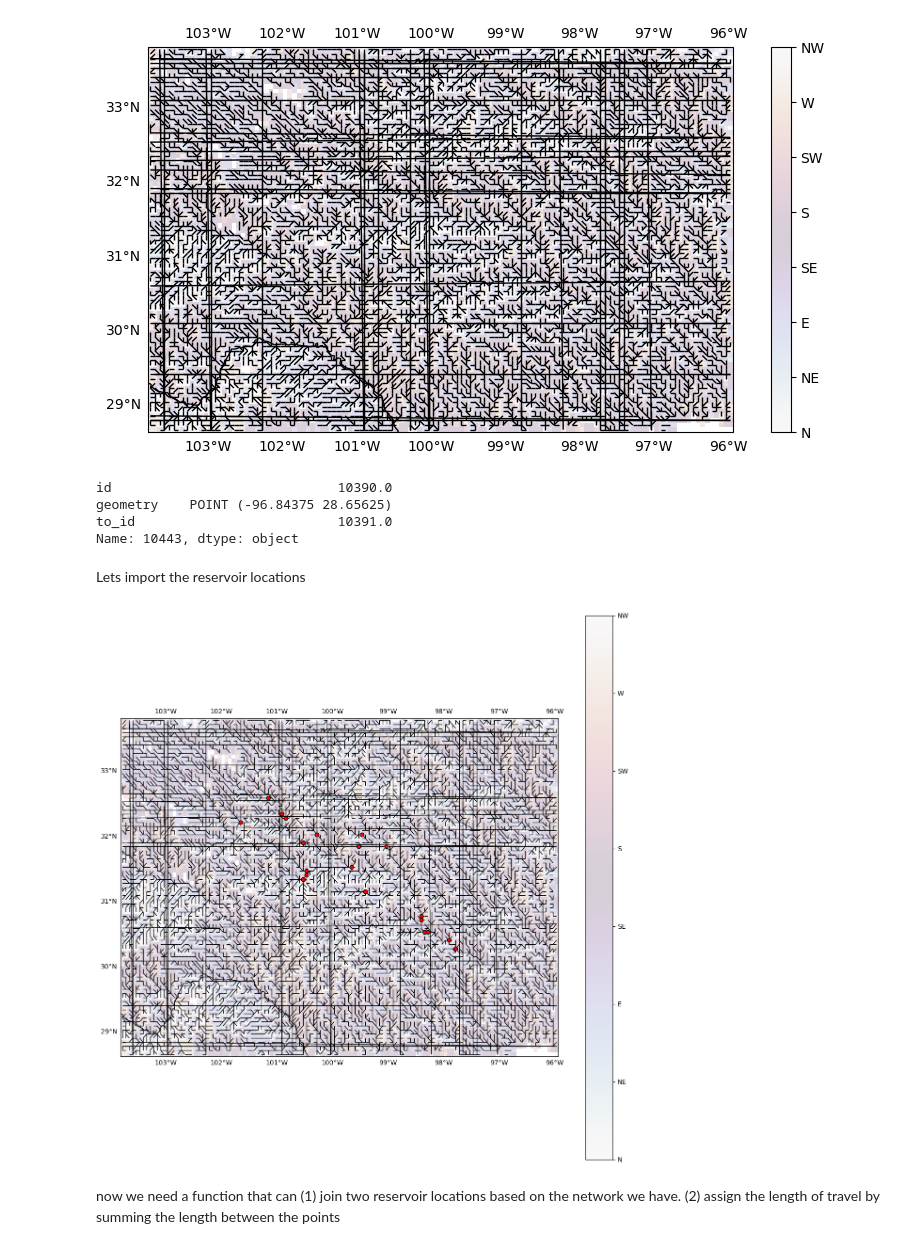
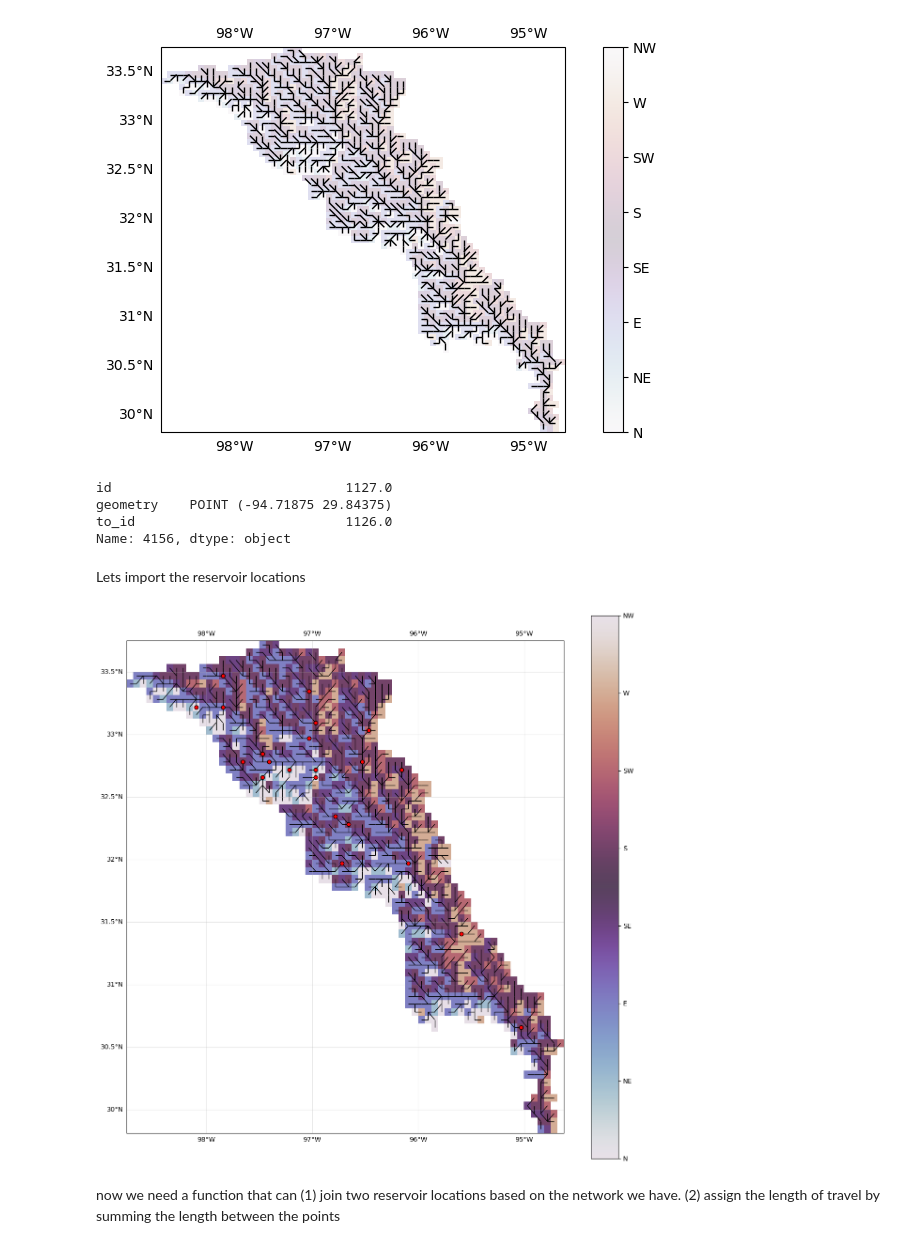
Before and after one commit to pritamd47/ReservoirNetwork, a Jupyter notebook: notebooks/Network-Generation.ipynb, the cells around one changed output. Cells and saved outputs as stored; diff of their text form; code cells hidden in the pictures.

```diff
--- a/notebooks/Network-Generation.ipynb
+++ b/notebooks/Network-Generation.ipynb
@@ -15,7 +15,7 @@ from collections import OrderedDict
 from shapely.geometry import Point
 # %%
 PLOTTING_PROJ = ccrs.PlateCarree()
-with open('../data/proj.str', 'r') as proj_src:
+with open('data/proj.str', 'r') as proj_src:
     DIST_PROJ = proj_src.readline()
 
 def geoax(figsize=(10, 5), **kwargs):
@@ -25,5 +25,8 @@ def geoax(figsize=(10, 5), **kwargs):
     return f, ax
 # %%
 # read in the flow direction file
-fdr = rio.open("../data/flow_direction.tif")
+fdr = rio.open("data/watershed_fdr/watershed_fdr.tif")
 band = fdr.read(1, masked=True)
+
+# additional masking, when required
+band = np.ma.masked_where(band == 0, band)
@@ -39,3 +32,0 @@ band = fdr.read(1, masked=True)
-# %%
-band.mask[band.data == 0] = True
-band.mask
@@ -229,18 +212,18 @@ gl.right_labels = False
 cbar = f.colorbar(im, ticks=[1, 2, 3, 4, 5, 6, 7, 8])
 cbar.ax.set_yticklabels(["N", "NE", "E", "SE", "S", "SW", "W", "NW"]);
 # %% [output]
-[figure, old version]
+[figure, new version]
 # %%
 root
 # %% [output]
-id                             10390.0
-geometry    POINT (-96.84375 28.65625)
-to_id                          10391.0
-Name: 10443, dtype: object
+id                              1127.0
+geometry    POINT (-94.71875 29.84375)
+to_id                           1126.0
+Name: 4156, dtype: object
 # %% [markdown]
 Lets import the reservoir locations
 # %%
-reservoirs_fn = "../data/selected_reservoirs/selected_reservoirs.gpkg"
+reservoirs_fn = "data/selected_reservoirs/selected_reservoirs.shp"
 reservoirs = gpd.read_file(reservoirs_fn)
 reservoirs
 reservoirs_to_join = reservoirs[['DAM_NAME', 'LONG', 'LAT', 'geometry']].rename({
@@ -256,35 +239,35 @@ grid_pts_joined_stns.loc[grid_pts_joined_stns['dist [m]'] != grid_pts_joined_stn
 
 grid_pts_joined_stns
 
 # plot on top of previous plot
 f, ax = geoax(figsize=(15, 15))
-im = ax.imshow(band_vicfmt, extent=plotting_extent(fdr), cmap='twilight', alpha=0.2)
+im = ax.imshow(band_vicfmt, extent=plotting_extent(fdr), cmap='twilight', alpha=0.8)
 
 # save the root index
 root = None
 # Arrows
 for i, row in grid_pts.iterrows():
     from_loc = row['geometry']
     try:
         to_loc = grid_pts.loc[grid_pts['id'] == row['to_id']].iloc[0]['geometry']
     except IndexError:
         to_loc = from_loc
         root = row
 
     x, y = from_loc.x, from_loc.y
     dx, dy = to_loc.x - x, to_loc.y - y
 
     WIDTH = 0.0
     ax.arrow(x, y, dx, dy, width=WIDTH, head_width=1*WIDTH, head_length=1*WIDTH)
 
 grid_pts_joined_stns.dropna().plot(ax=ax, fc='red', ec='k')
 
 gl = ax.gridlines(alpha=0.3, draw_labels=True)
 gl.right_labels = False
 cbar = f.colorbar(im, ticks=[1, 2, 3, 4, 5, 6, 7, 8])
 cbar.ax.set_yticklabels(["N", "NE", "E", "SE", "S", "SW", "W", "NW"]);
 # %% [output]
-[figure, old version]
+[figure, new version]
 # %% [markdown]
 now we need a function that can (1) join two reservoir locations based on the network we have. (2) assign the length of travel by summing the length between the points
 # %%
```
Also changed, not shown: parts of 13 cells of this notebook.
